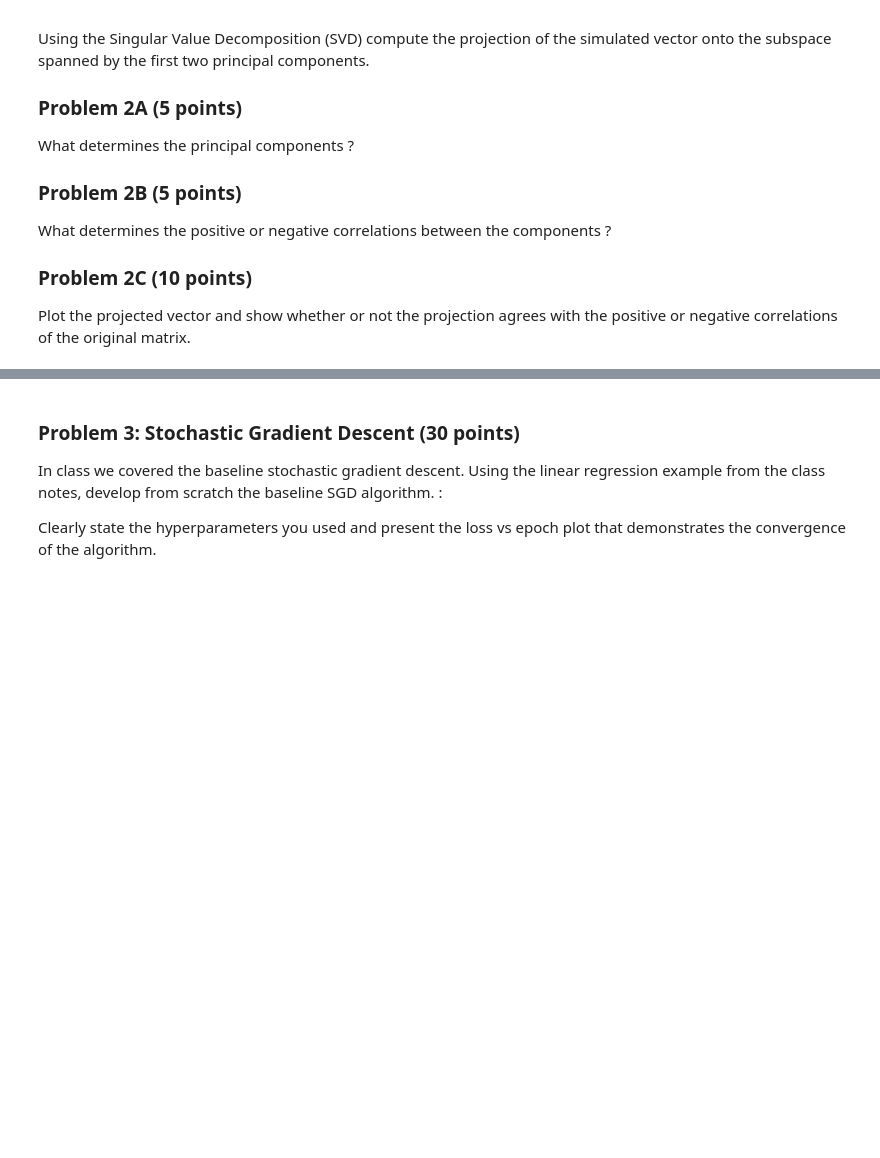
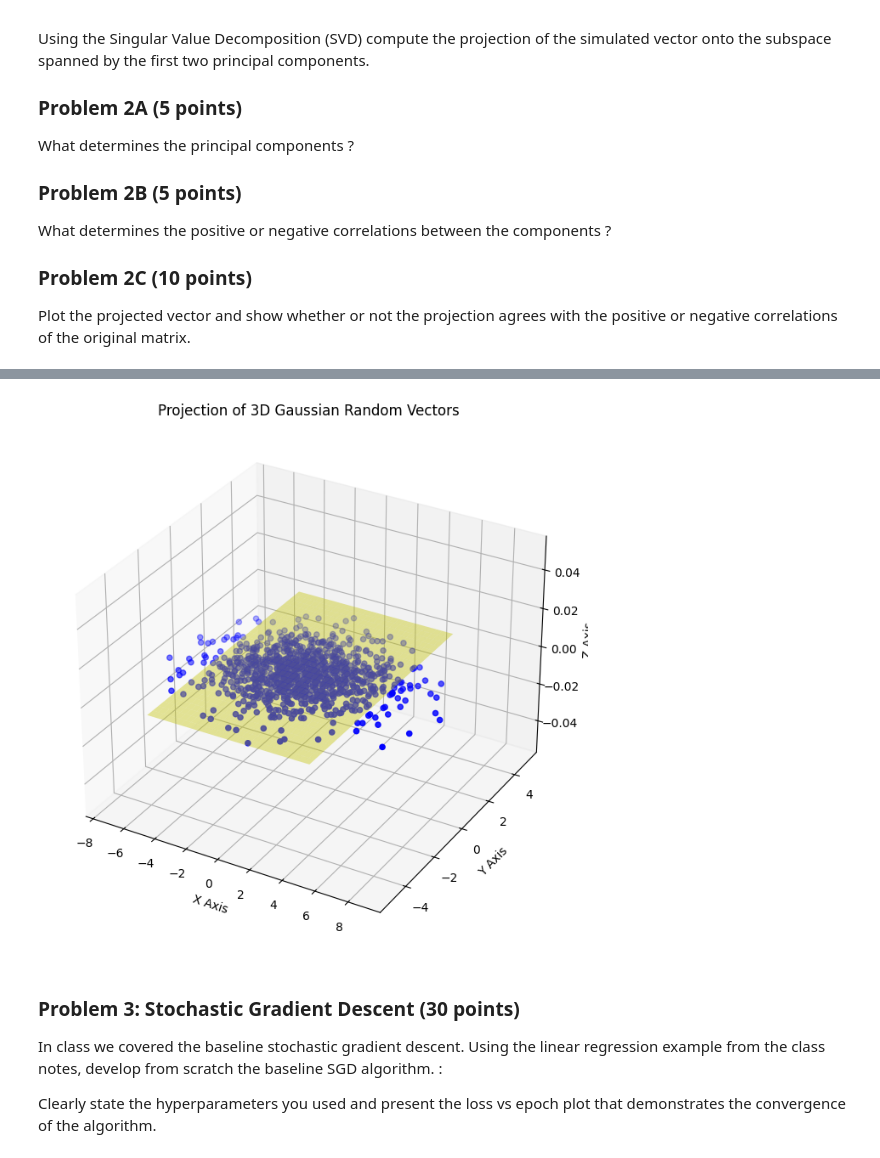
Before and after one commit to TNorsang/CS370-assignments, a Jupyter notebook: Assignment1_Part1/NorsangNyandak_HW1.ipynb, the cells around one changed output, grey strips where cells are left out. Saved outputs shown, nothing was run; the diff lists cells and outputs as text; code cells hidden in the pictures; blank space fills up the shorter version.

```diff
--- a/Assignment1_Part1/NorsangNyandak_HW1.ipynb
+++ b/Assignment1_Part1/NorsangNyandak_HW1.ipynb
@@ -197,3 +107,46 @@ array([1.36111836, 1.21585944, 0.77483404])
+# %%
+import numpy as np
+import matplotlib.pyplot as plt
+from mpl_toolkits.mplot3d import Axes3D
+
+cov_matrix = np.array([[4, 2, 1],
+                       [2, 3, 1.5],
+                       [1, 1.5, 2]])
+
+mean_vector = np.zeros(3)
+
+random_vectors = np.random.multivariate_normal(mean_vector, cov_matrix, 1000)
+
+U, S, Vt = np.linalg.svd(cov_matrix)
+
+principal_components = Vt[:2, :]
+
+projected_vectors = np.dot(random_vectors, principal_components.T)
+
+fig = plt.figure(figsize=(10, 8))
+ax = fig.add_subplot(111, projection='3d')
+
+xx, yy = np.meshgrid(np.linspace(-5, 5, 30), np.linspace(-5, 5, 30))
+z = np.zeros(xx.shape)
+
+ax.plot_surface(xx, yy, z, color="yellow", alpha=0.4)
+
+ax.scatter(projected_vectors[:, 0], projected_vectors[:, 1], zs=0, zdir='z', s=20, color='blue', depthshade=True)
+ax.set_xlabel('X Axis')
+ax.set_ylabel('Y Axis')
+ax.set_zlabel('Z Axis')
+ax.set_title('Projection of 3D Gaussian Random Vectors')
+
+plt.show()
+
+# Problem 2A:
+# Answer: The principal components in a dataset are determined by the eigenvectors of the covariance matrix of that dataset.
+# Problem 2B:
+# Answer: Determined by the direction of the eigenvectors and how they relate to the original variables.
+# Problem 2C:
+# Answer: Based on the direction and distribution data points relative to the axes defined by the principal components
+# %% [output]
+[figure, added]
 # %% [markdown]
 ### Problem 3: Stochastic Gradient Descent (30 points)
 
```
Also changed, not shown: parts of 3 cells of this notebook, 1 other file.
